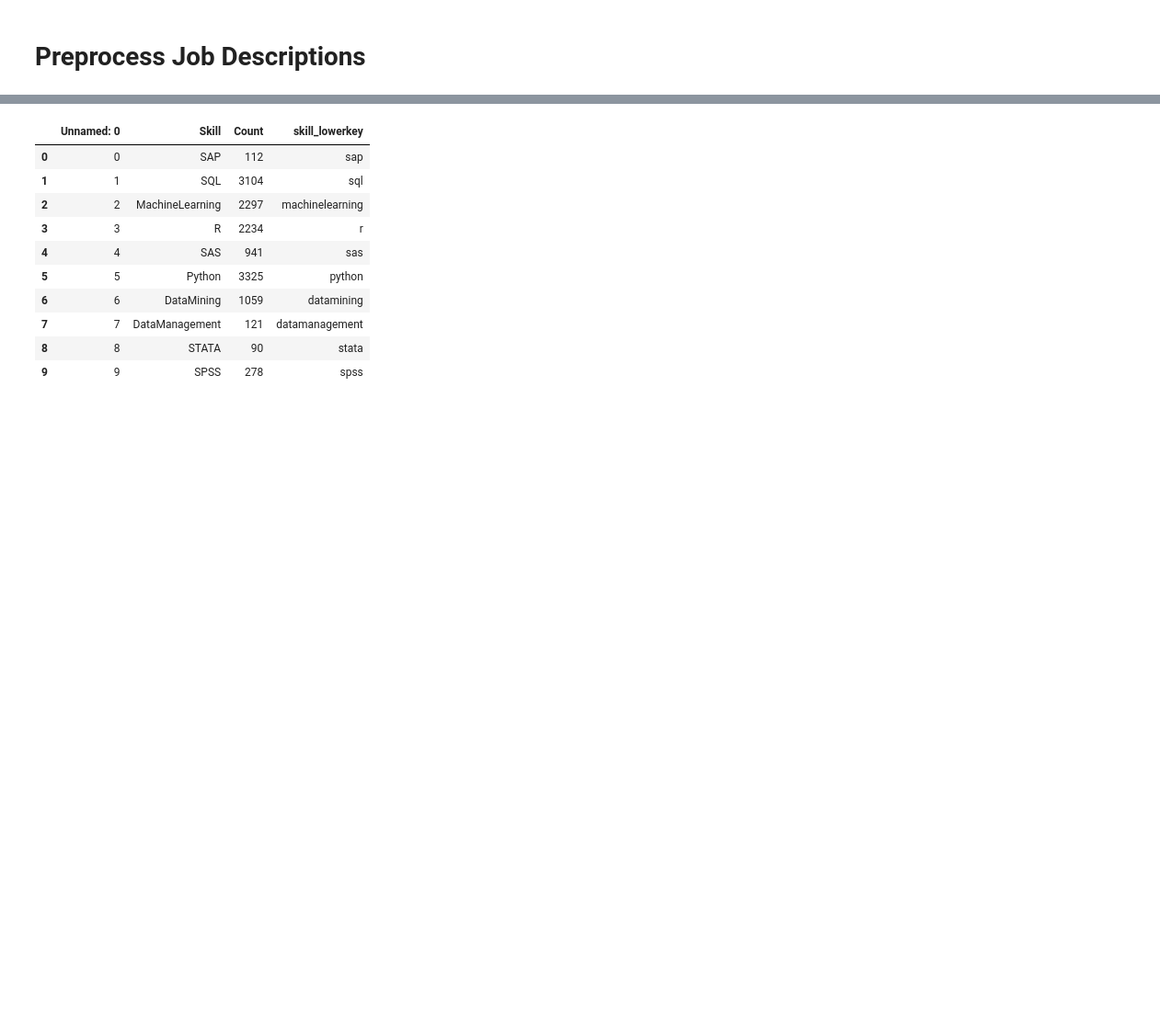
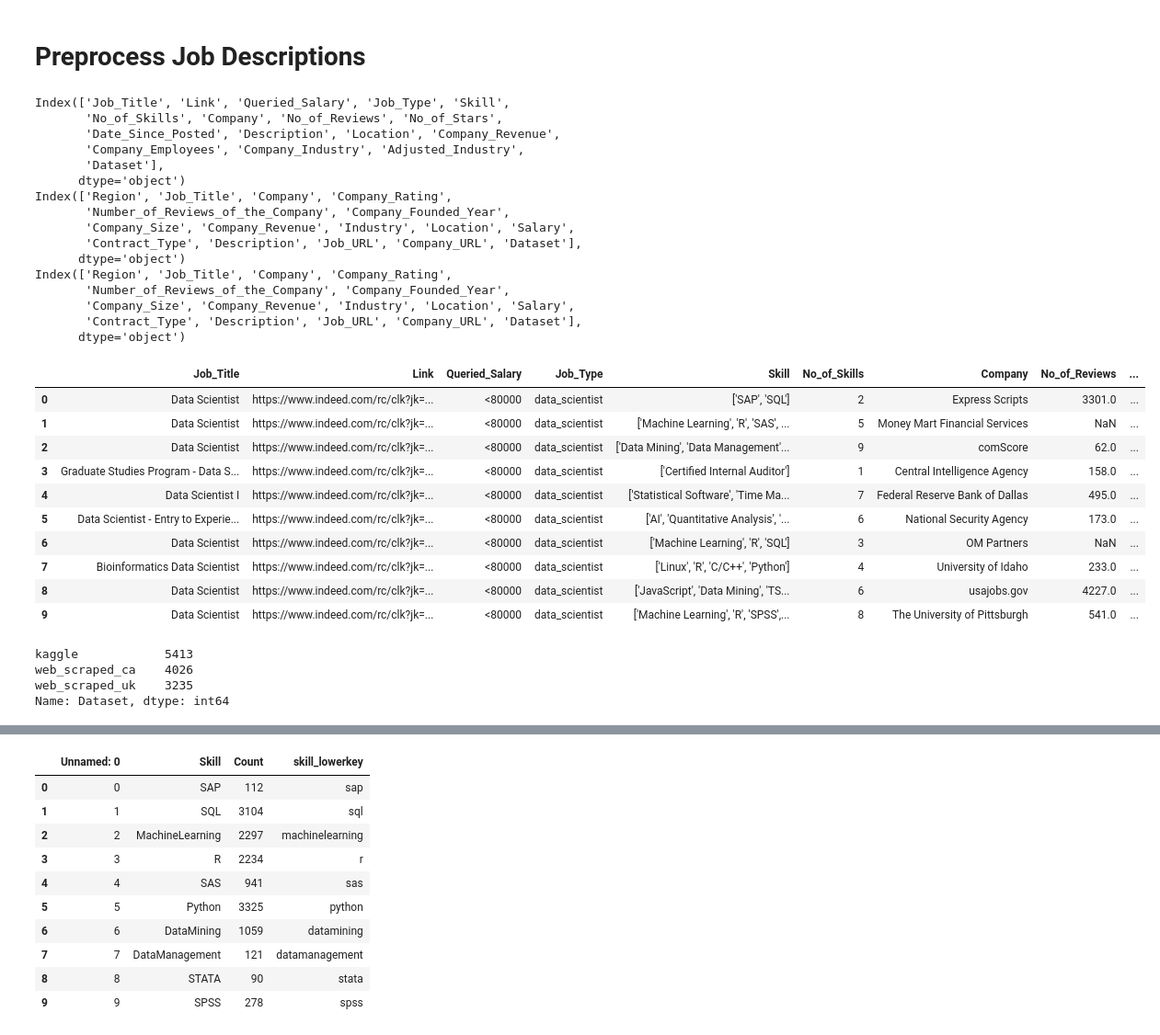
Before and after one commit to milazudina/ds4a_team36, a Jupyter notebook: extract_skills.ipynb, the cells around one changed output, grey strips where cells are left out. Shown at 92% size. Drawn from its saved outputs; the diff is of its cells as text; code cells hidden in the pictures; blank space fills up the shorter version.

```diff
--- a/extract_skills.ipynb
+++ b/extract_skills.ipynb
@@ -20,15 +20,50 @@ STOPWORDS = set(stopwords.words('english'))
 # %%
 # read in all the JPs that will need to have skills extracted
 df_uk = pd.read_csv('df_UK_20211017_combined.csv')
 df_uk["Dataset"] = "web_scraped_uk"
 df_us = pd.read_csv('df_CA_20211017_combined.csv')
 df_us["Dataset"] = "web_scraped_ca"
 df_kaggle = pd.read_csv('consolidated_df_kaggle.csv')
 df_kaggle["Dataset"] = "kaggle"
 
 print(df_kaggle.columns)
 print(df_uk.columns)
 print(df_us.columns)
+
+# 302 jobs do not have a description that we will use to infer the job type, hence let's remove these from the dataframe
+df_kaggle = df_kaggle[df_kaggle.Description.notnull()]
+df_kaggle.reset_index(drop=True, inplace=True)
+df_kaggle.shape
+#
+df_kaggle.head(10)
+# %% [output]
+Index(['Job_Title', 'Link', 'Queried_Salary', 'Job_Type', 'Skill',
+       'No_of_Skills', 'Company', 'No_of_Reviews', 'No_of_Stars',
+       'Date_Since_Posted', 'Description', 'Location', 'Company_Revenue',
+       'Company_Employees', 'Company_Industry', 'Adjusted_Industry',
+       'Dataset'],
+      dtype='object')
+Index(['Region', 'Job_Title', 'Company', 'Company_Rating',
+       'Number_of_Reviews_of_the_Company', 'Company_Founded_Year',
+       'Company_Size', 'Company_Revenue', 'Industry', 'Location', 'Salary',
+       'Contract_Type', 'Description', 'Job_URL', 'Company_URL', 'Dataset'],
+      dtype='object')
+Index(['Region', 'Job_Title', 'Company', 'Company_Rating',
+       'Number_of_Reviews_of_the_Company', 'Company_Founded_Year',
+       'Company_Size', 'Company_Revenue', 'Industry', 'Location', 'Salary',
+       'Contract_Type', 'Description', 'Job_URL', 'Company_URL', 'Dataset'],
+      dtype='object')
+|  | Job_Title | Link | Queried_Salary | Job_Type | Skill | No_of_Skills | Company | No_of_Reviews | ... |
+| 0 | Data Scientist | https://www.indeed.com/rc/clk?jk=... | <80000 | data_scientist | ['SAP', 'SQL'] | 2 | Express Scripts | 3301.0 | ... |
+| 1 | Data Scientist | https://www.indeed.com/rc/clk?jk=... | <80000 | data_scientist | ['Machine Learning', 'R', 'SAS', ... | 5 | Money Mart Financial Services | NaN | ... |
+| 2 | Data Scientist | https://www.indeed.com/rc/clk?jk=... | <80000 | data_scientist | ['Data Mining', 'Data Management'... | 9 | comScore | 62.0 | ... |
+| 3 | Graduate Studies Program - Data S... | https://www.indeed.com/rc/clk?jk=... | <80000 | data_scientist | ['Certified Internal Auditor'] | 1 | Central Intelligence Agency | 158.0 | ... |
+| 4 | Data Scientist I | https://www.indeed.com/rc/clk?jk=... | <80000 | data_scientist | ['Statistical Software', 'Time Ma... | 7 | Federal Reserve Bank of Dallas | 495.0 | ... |
+| 5 | Data Scientist - Entry to Experie... | https://www.indeed.com/rc/clk?jk=... | <80000 | data_scientist | ['AI', 'Quantitative Analysis', '... | 6 | National Security Agency | 173.0 | ... |
+| 6 | Data Scientist | https://www.indeed.com/rc/clk?jk=... | <80000 | data_scientist | ['Machine Learning', 'R', 'SQL'] | 3 | OM Partners | NaN | ... |
+| 7 | Bioinformatics Data Scientist | https://www.indeed.com/rc/clk?jk=... | <80000 | data_scientist | ['Linux', 'R', 'C/C++', 'Python'] | 4 | University of Idaho | 233.0 | ... |
+| 8 | Data Scientist | https://www.indeed.com/rc/clk?jk=... | <80000 | data_scientist | ['JavaScript', 'Data Mining', 'TS... | 6 | usajobs.gov | 4227.0 | ... |
+| 9 | Data Scientist | https://www.indeed.com/rc/clk?jk=... | <80000 | data_scientist | ['Machine Learning', 'R', 'SPSS',... | 8 | The University of Pittsburgh | 541.0 | ... |
 # %%
 df_kaggle = df_kaggle.rename({'Job_title': 'Job_Title',
                       'No_of_Stars': 'Company_Rating',
@@ -82,3 +82,11 @@ print(len(text_nouns))
+# %%
+#df.Dataset[df.Dataset == 'web_scraped_uk'].shape[0]
+df.Dataset.value_counts()
+# %% [output]
+kaggle            5413
+web_scraped_ca    4026
+web_scraped_uk    3235
+Name: Dataset, dtype: int64
 # %%
 # loop through all the job postings to extract all the nouns - for every noun put a number corresponding to where it was extracted from
 # takes a couple of minutes to run
```
Also changed, not shown: parts of 8 cells of this notebook.
